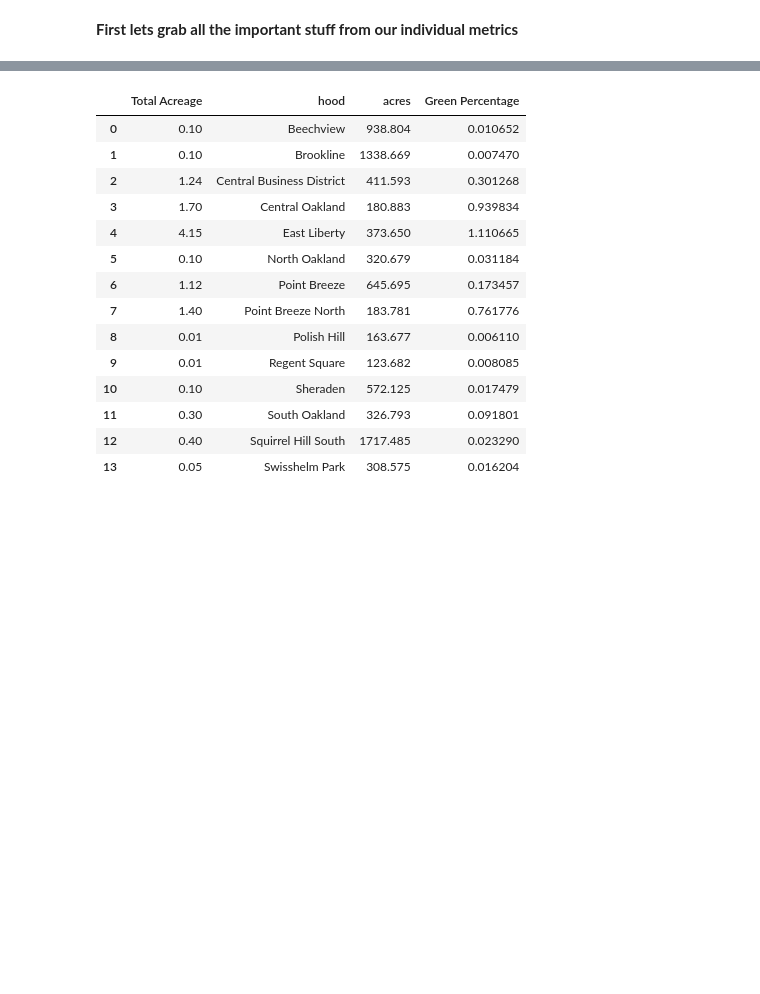
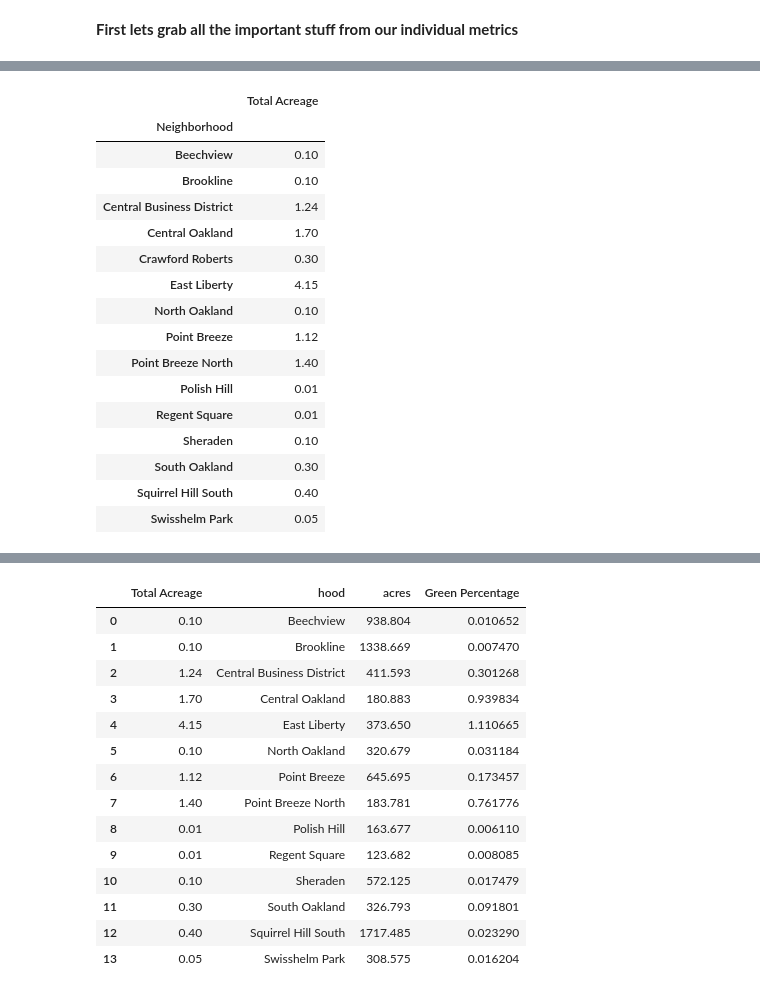
Before and after one commit to wal1624/CMPINF0010-Final-Project, a Jupyter notebook: Final-Presentation.ipynb, the cells around one changed output, grey strips where cells are left out. Saved outputs shown, nothing was run; the diff lists cells and outputs as text; code cells hidden in the pictures; blank space fills up the shorter version.

```diff
--- a/Final-Presentation.ipynb
+++ b/Final-Presentation.ipynb
@@ -15,6 +17,24 @@ import geopandas
 # %%
 # opens the green space dataset
 green_space_data = pd.read_csv("https://data.wprdc.org/dataset/cd9ae013-5b93-43d6-8793-bccf10f12c72/resource/b06fa202-ead7-491c-b8f6-2702dd35f8dd/download/opendata-pubworks-operations-green-spaces-2015.csv")
 green_space_data = green_space_data.groupby("Neighborhood").sum() # finds sum of all values by neighborhood
 green_space_data = green_space_data[['Total Acreage']] # narrows down the total acreage by neighborhood
-#green_space_data.head(len(green_space_data)) # displays data for every neighborhood
+green_space_data.head(len(green_space_data)) # displays data for every neighborhood
+# %% [output]
+|  | Total Acreage |
+| Neighborhood |  |
+| Beechview | 0.10 |
+| Brookline | 0.10 |
+| Central Business District | 1.24 |
+| Central Oakland | 1.70 |
+| Crawford Roberts | 0.30 |
+| East Liberty | 4.15 |
+| North Oakland | 0.10 |
+| Point Breeze | 1.12 |
+| Point Breeze North | 1.40 |
+| Polish Hill | 0.01 |
+| Regent Square | 0.01 |
+| Sheraden | 0.10 |
+| South Oakland | 0.30 |
+| Squirrel Hill South | 0.40 |
+| Swisshelm Park | 0.05 |
```
Also changed, not shown: parts of 4 cells of this notebook, 1 other file.
